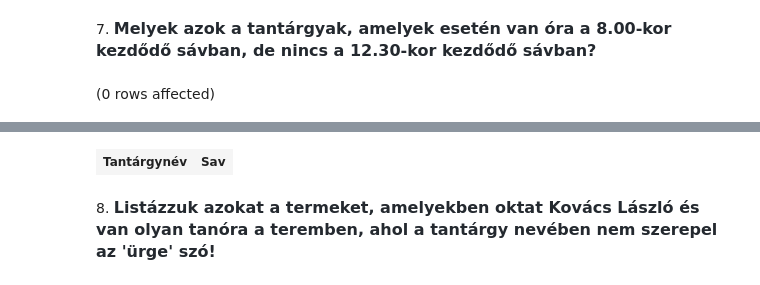
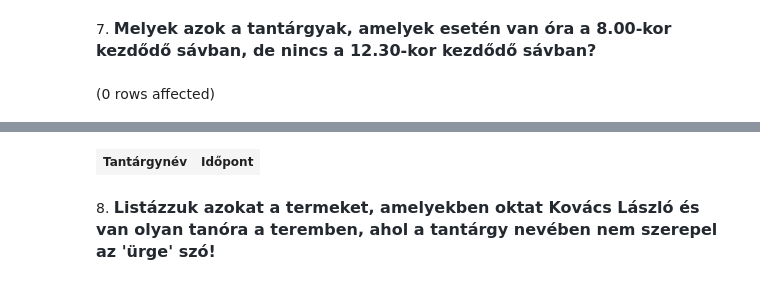
Before and after one commit to marinatoth/db_sql, a Jupyter notebook: gyakorlat03_feladatok.ipynb, the cells around one changed output, grey strips where cells are left out. Saved outputs shown, nothing was run; the diff lists cells and outputs as text; code cells hidden in the pictures.

```diff
--- a/gyakorlat03_feladatok.ipynb
+++ b/gyakorlat03_feladatok.ipynb
@@ -151,7 +151,7 @@ Total execution time: 00:00:00.013
 7. <span style="background-color: rgb(255, 255, 255); color: rgb(36, 41, 47); font-family: -apple-system, BlinkMacSystemFont, &quot;Segoe UI&quot;, Helvetica, Arial, sans-serif, &quot;Apple Color Emoji&quot;, &quot;Segoe UI Emoji&quot;; font-size: 16px; font-weight: 600;">Melyek azok a tantárgyak, amelyek esetén van óra a 8.00-kor kezdődő sávban, de nincs a 12.30-kor kezdődő sávban?</span>
 # %%
 select t.Tantárgynév,
-    o.Sav
+    s.Időpont
 from Tantárgyak t join Orak o on t.Tantargykod = o.targy
     join Savok s on s.Sav_id = o.Sav
 WHERE s.Időpont = '8:00'
@@ -159,7 +159,7 @@ WHERE s.Időpont = '8:00'
 EXCEPT
 
 select t.Tantárgynév,
-    o.Sav
+    s.Időpont
 from Tantárgyak t join Orak o on t.Tantargykod = o.targy
     join Savok s on s.Sav_id = o.Sav
 WHERE s.Időpont = '12:30'
@@ -169,4 +169,4 @@ Total execution time: 00:00:00.003
-| Tantárgynév | Sav |
+| Tantárgynév | Időpont |
 # %% [markdown]
 8. <span style="background-color: rgb(255, 255, 255); color: rgb(36, 41, 47); font-family: -apple-system, BlinkMacSystemFont, &quot;Segoe UI&quot;, Helvetica, Arial, sans-serif, &quot;Apple Color Emoji&quot;, &quot;Segoe UI Emoji&quot;; font-size: 16px; font-weight: 600;">Listázzuk azokat a termeket, amelyekben oktat Kovács László és van olyan tanóra a teremben, ahol a tantárgy nevében nem szerepel az 'ürge' szó!</span>
 # %% [markdown]
```
Also changed, not shown: parts of 1 cell of this notebook.
